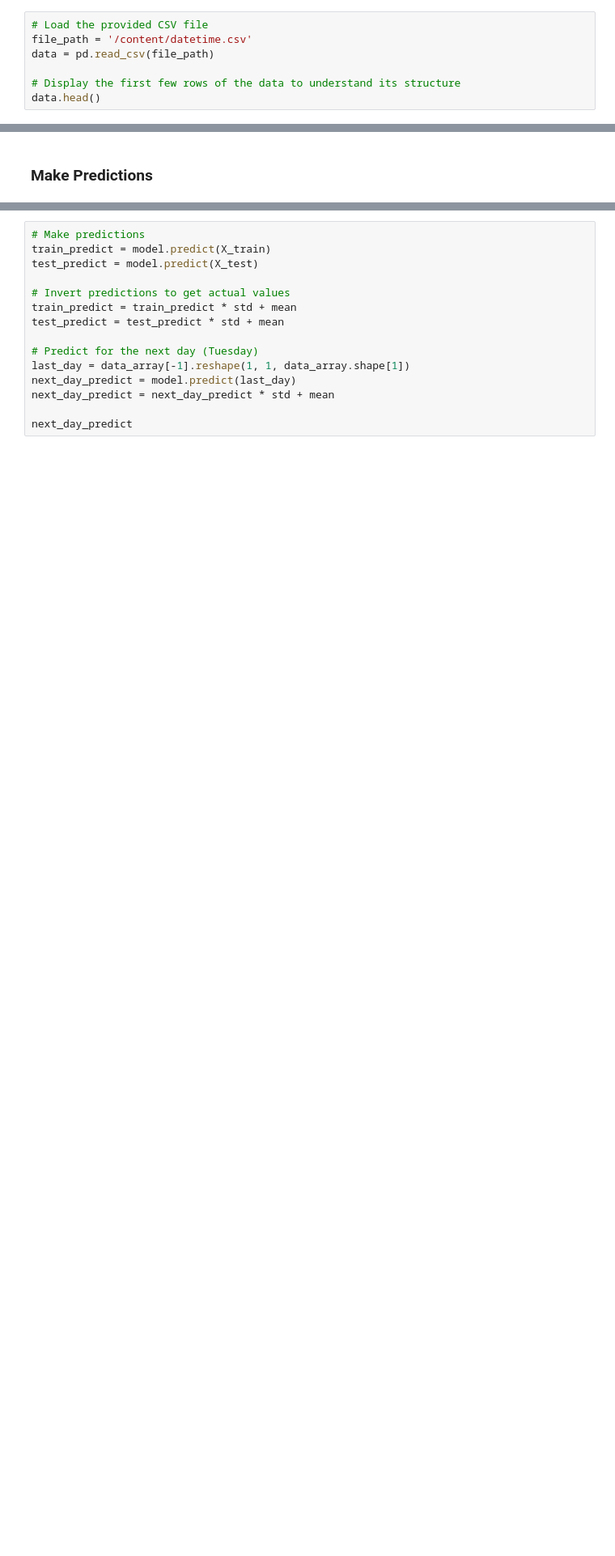
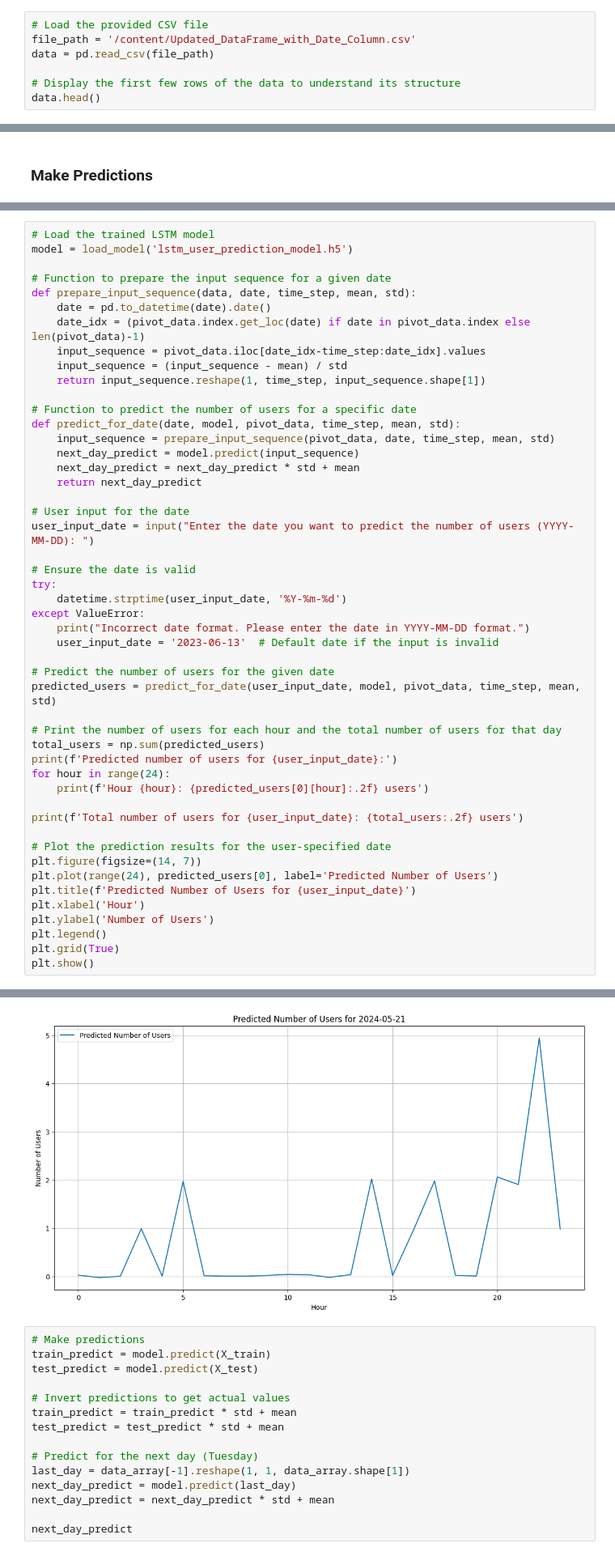
Before and after one commit to Fanul1/Frontend-C241-IH01, a Jupyter notebook: PredictPerDays.ipynb, the cells around one changed output, grey strips where cells are left out. Shown: that part at 81% size. Cells and saved outputs as stored; diff of their text form; blank space fills up the shorter version.

Commit message:
create date input for predictions

```diff
--- a/PredictPerDays.ipynb
+++ b/PredictPerDays.ipynb
@@ -15,6 +16,6 @@ from datetime import datetime
 # %%
 # Load the provided CSV file
-file_path = '/content/datetime.csv'
+file_path = '/content/Updated_DataFrame_with_Date_Column.csv'
 data = pd.read_csv(file_path)
 
 # Display the first few rows of the data to understand its structure
@@ -174,0 +170,50 @@ y_pred = model.predict(X_test)
+# %%
+# Load the trained LSTM model
+model = load_model('lstm_user_prediction_model.h5')
+
+# Function to prepare the input sequence for a given date
+def prepare_input_sequence(data, date, time_step, mean, std):
+    date = pd.to_datetime(date).date()
+    date_idx = (pivot_data.index.get_loc(date) if date in pivot_data.index else len(pivot_data)-1)
+    input_sequence = pivot_data.iloc[date_idx-time_step:date_idx].values
+    input_sequence = (input_sequence - mean) / std
+    return input_sequence.reshape(1, time_step, input_sequence.shape[1])
+
+# Function to predict the number of users for a specific date
+def predict_for_date(date, model, pivot_data, time_step, mean, std):
+    input_sequence = prepare_input_sequence(pivot_data, date, time_step, mean, std)
+    next_day_predict = model.predict(input_sequence)
+    next_day_predict = next_day_predict * std + mean
+    return next_day_predict
+
+# User input for the date
+user_input_date = input("Enter the date you want to predict the number of users (YYYY-MM-DD): ")
+
+# Ensure the date is valid
+try:
+    datetime.strptime(user_input_date, '%Y-%m-%d')
+except ValueError:
+    print("Incorrect date format. Please enter the date in YYYY-MM-DD format.")
+    user_input_date = '2023-06-13'  # Default date if the input is invalid
+
+# Predict the number of users for the given date
+predicted_users = predict_for_date(user_input_date, model, pivot_data, time_step, mean, std)
+
+# Print the number of users for each hour and the total number of users for that day
+total_users = np.sum(predicted_users)
+print(f'Predicted number of users for {user_input_date}:')
+for hour in range(24):
+    print(f'Hour {hour}: {predicted_users[0][hour]:.2f} users')
+
+print(f'Total number of users for {user_input_date}: {total_users:.2f} users')
+
+# Plot the prediction results for the user-specified date
+plt.figure(figsize=(14, 7))
+plt.plot(range(24), predicted_users[0], label='Predicted Number of Users')
+plt.title(f'Predicted Number of Users for {user_input_date}')
+plt.xlabel('Hour')
+plt.ylabel('Number of Users')
+plt.legend()
+plt.grid(True)
+plt.show()
+# %% [output]
@@ -175,3 +237,4 @@ y_pred = model.predict(X_test)
+[figure, added]
 # %%
 # Make predictions
 train_predict = model.predict(X_train)
```
Also changed, not shown: parts of 5 cells of this notebook, 1 other file.
